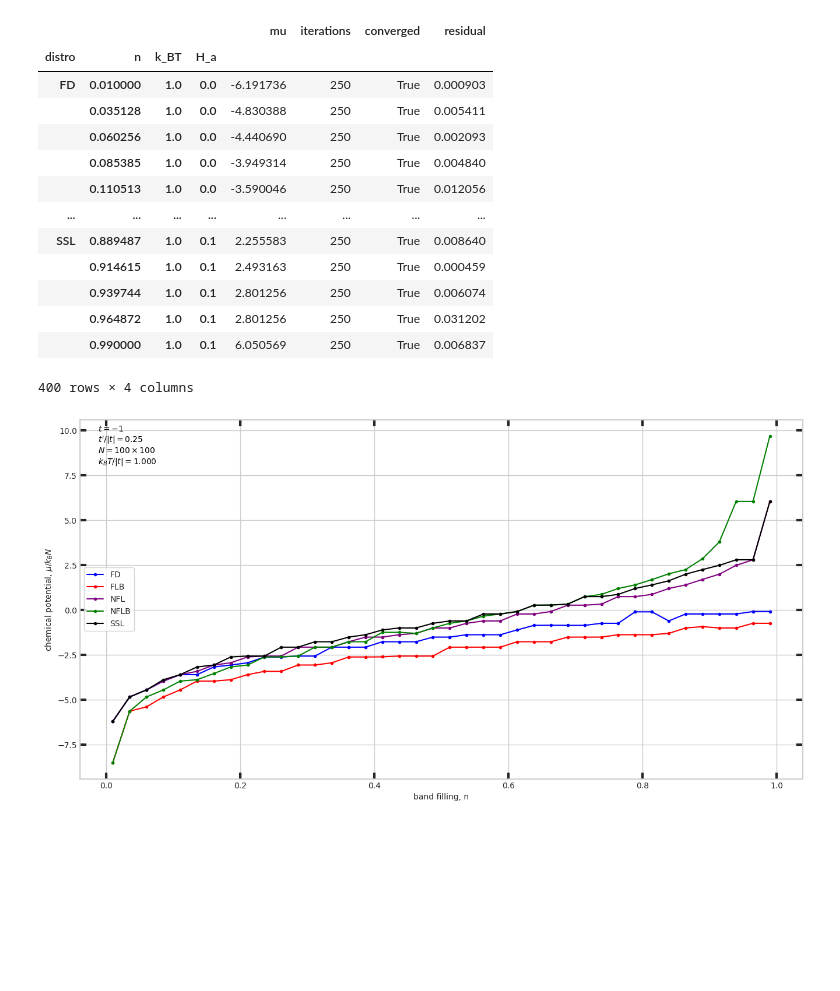
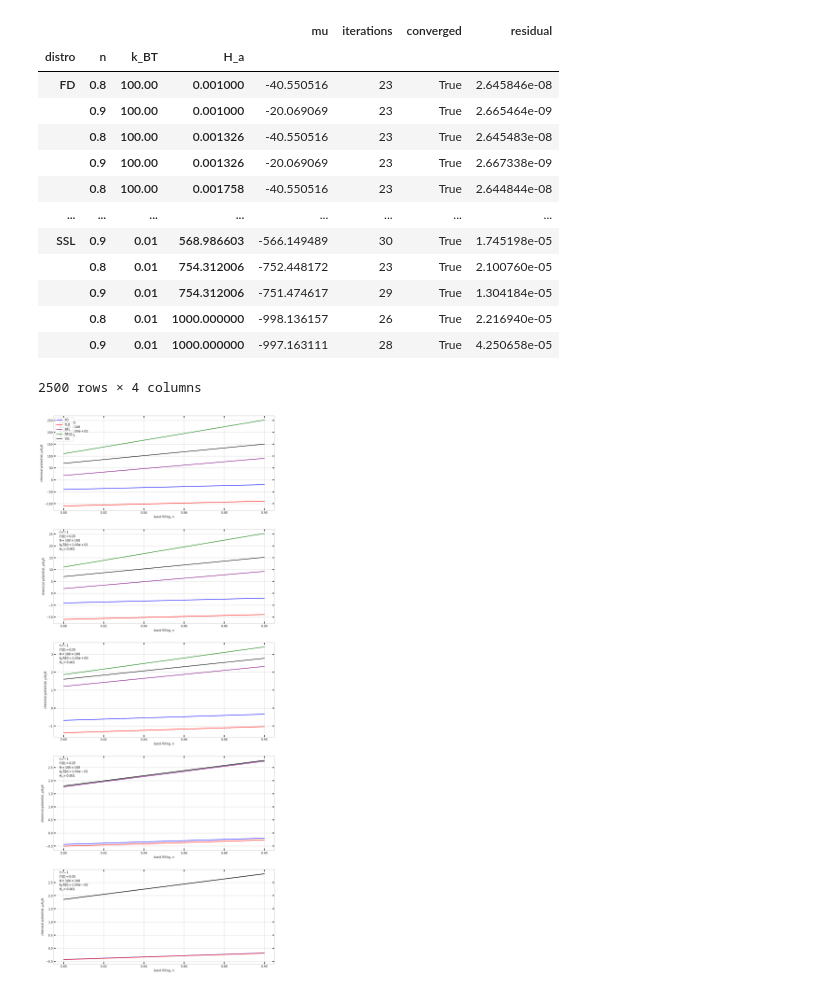
Before and after one commit to Mateuszzx/quantum-statistics-solver, a Jupyter notebook: notebooks/02_chemical_potential.ipynb, the cells around one changed output. Cells and saved outputs as stored; diff of their text form; code cells hidden in the pictures; blank space fills up the shorter version.

```diff
--- a/notebooks/02_chemical_potential.ipynb
+++ b/notebooks/02_chemical_potential.ipynb
@@ -6,16 +6,17 @@ import seaborn as sns
 import pandas as pd
 sns.set_theme(style="whitegrid")
 
-from qss.solver_options import brent_defaults, sa_defaults
+from qss.solver_options import brent_defaults
 from qss.chemical_potential import chemical_potential
 from qss.distributions import DistType, prepare_2D_lattice_data
-import tools.scientific_plot as sp
+import tools.scientific_plot_v2 as sp
+plotter = sp.ScientificPlotter()
 # %%
-MU_B  = 5.788381806e-5# eV/T
+MU_B  = 1# eV/T
 N = 100
 t = -1
-t_prim = 0.25
-# t_prim = 0
+# t_prim = 0.25
+t_prim = 0
 
 kx = np.linspace(-np.pi, np.pi, N, endpoint=False)
 ky = np.linspace(-np.pi, np.pi, N, endpoint=False)
@@ -56,14 +57,14 @@ H_a = np.concat([np.array([0.0]), H_a])
 py_opts = brent_defaults(
     abs_tol=1e-9,
     rel_tol=1e-6,
-    expand_factor=1.4,
-    initial_step=10.0,
-    max_expands=64,
-    max_iters=500
+    expand_factor=2.0,
+    initial_step=1.0,
+    max_expands=164,
+    max_iters=5000
 )
 native_opts= py_opts.to_qss()
 # %%
-mu = Path("chemical_potential_results.csv")
+mu = Path("chemical_potential_results00.csv")
 if  mu.exists():
     mu_df = pd.read_csv(mu)
     n = np.unique(mu_df["n"])
@@ -82,7 +83,7 @@ else:
         N=N,
         E=e_k,
         solver_opts=native_opts,
-        x0=2.0,
+        x0=-1.0,
         a0=-5.0,
         b0=5.0,
     )
@@ -92,39 +93,39 @@ mu_df
 # %% [output]
 |  |  |  |  | mu | iterations | converged | residual |
 | distro | n | k_BT | H_a |  |  |  |  |
-| FD | 0.010000 | 1.0 | 0.0 | -6.191736 | 250 | True | 0.000903 |
-|  | 0.035128 | 1.0 | 0.0 | -4.830388 | 250 | True | 0.005411 |
-|  | 0.060256 | 1.0 | 0.0 | -4.440690 | 250 | True | 0.002093 |
-|  | 0.085385 | 1.0 | 0.0 | -3.949314 | 250 | True | 0.004840 |
-|  | 0.110513 | 1.0 | 0.0 | -3.590046 | 250 | True | 0.012056 |
+| FD | 0.8 | 100.00 | 0.001000 | -40.550516 | 23 | True | 2.645846e-08 |
+|  | 0.9 | 100.00 | 0.001000 | -20.069069 | 23 | True | 2.665464e-09 |
+|  | 0.8 | 100.00 | 0.001326 | -40.550516 | 23 | True | 2.645483e-08 |
+|  | 0.9 | 100.00 | 0.001326 | -20.069069 | 23 | True | 2.667338e-09 |
+|  | 0.8 | 100.00 | 0.001758 | -40.550516 | 23 | True | 2.644844e-08 |
 | ... | ... | ... | ... | ... | ... | ... | ... |
-| SSL | 0.889487 | 1.0 | 0.1 | 2.255583 | 250 | True | 0.008640 |
-|  | 0.914615 | 1.0 | 0.1 | 2.493163 | 250 | True | 0.000459 |
-|  | 0.939744 | 1.0 | 0.1 | 2.801256 | 250 | True | 0.006074 |
-|  | 0.964872 | 1.0 | 0.1 | 2.801256 | 250 | True | 0.031202 |
-|  | 0.990000 | 1.0 | 0.1 | 6.050569 | 250 | True | 0.006837 |
+| SSL | 0.9 | 0.01 | 568.986603 | -566.149489 | 30 | True | 1.745198e-05 |
+|  | 0.8 | 0.01 | 754.312006 | -752.448172 | 23 | True | 2.100760e-05 |
+|  | 0.9 | 0.01 | 754.312006 | -751.474617 | 29 | True | 1.304184e-05 |
+|  | 0.8 | 0.01 | 1000.000000 | -998.136157 | 26 | True | 2.216940e-05 |
+|  | 0.9 | 0.01 | 1000.000000 | -997.163111 | 28 | True | 4.250658e-05 |
-400 rows × 4 columns
+2500 rows × 4 columns
 # %%
 # Select a magnetic field to plot
 H_a_plot = H_a[0]
 beta_plot = beta
 
-# Plotimport scientific_plot as sp
-sp.plot_result_n(
+# Plot
+plotter.plot_scalar_result(
     results=mu_df,
-    n=n,
-    betas=beta_plot,
+    x_param="n",
+    y_col="mu",
     y_label=r"chemical potential, $\mu / k_B N$",
-    distros=distros,
-    H_a=H_a_plot,
-    y_col="mu",  # Specify the column to plot
-    legend_position="center left",
-    figsize=(16, 8),
-    cols=1 # Adjust columns for layout
+    fixed_params={"H_a": H_a_plot},
+    distros=[d.name for d in distros],
+    subplots_param="beta",
+    subplots_vals=beta_plot,
+    cols=1,
+    figsize=(16, 8)
 )
 plt.show()
 # %% [output]
-[figure, old version]
+[figure, new version]
 # %%
 n_plot = n[-5:]
 H_a_plot = H_a[0]
```
Also changed, not shown: parts of 4 cells of this notebook, 42 other files.
